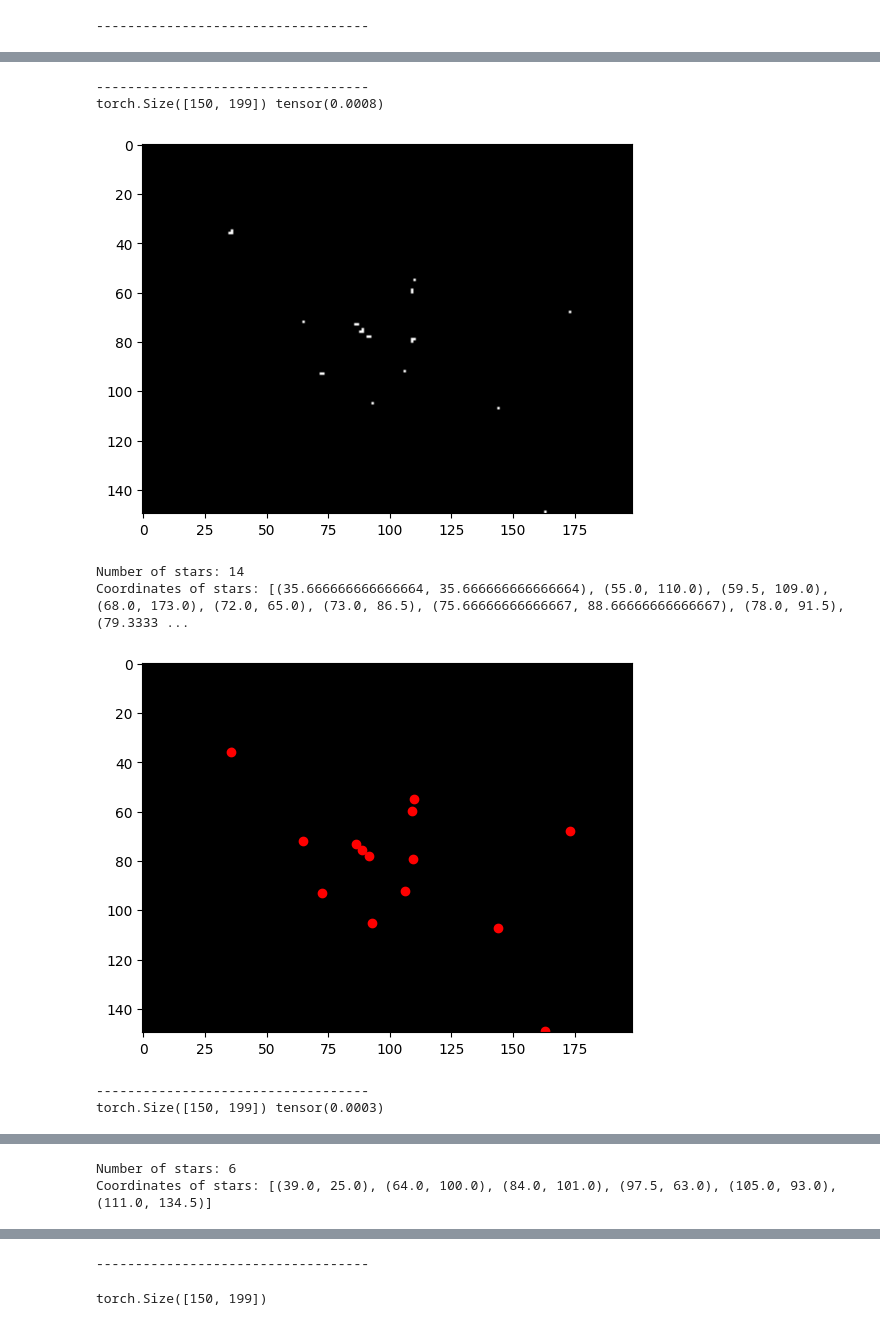
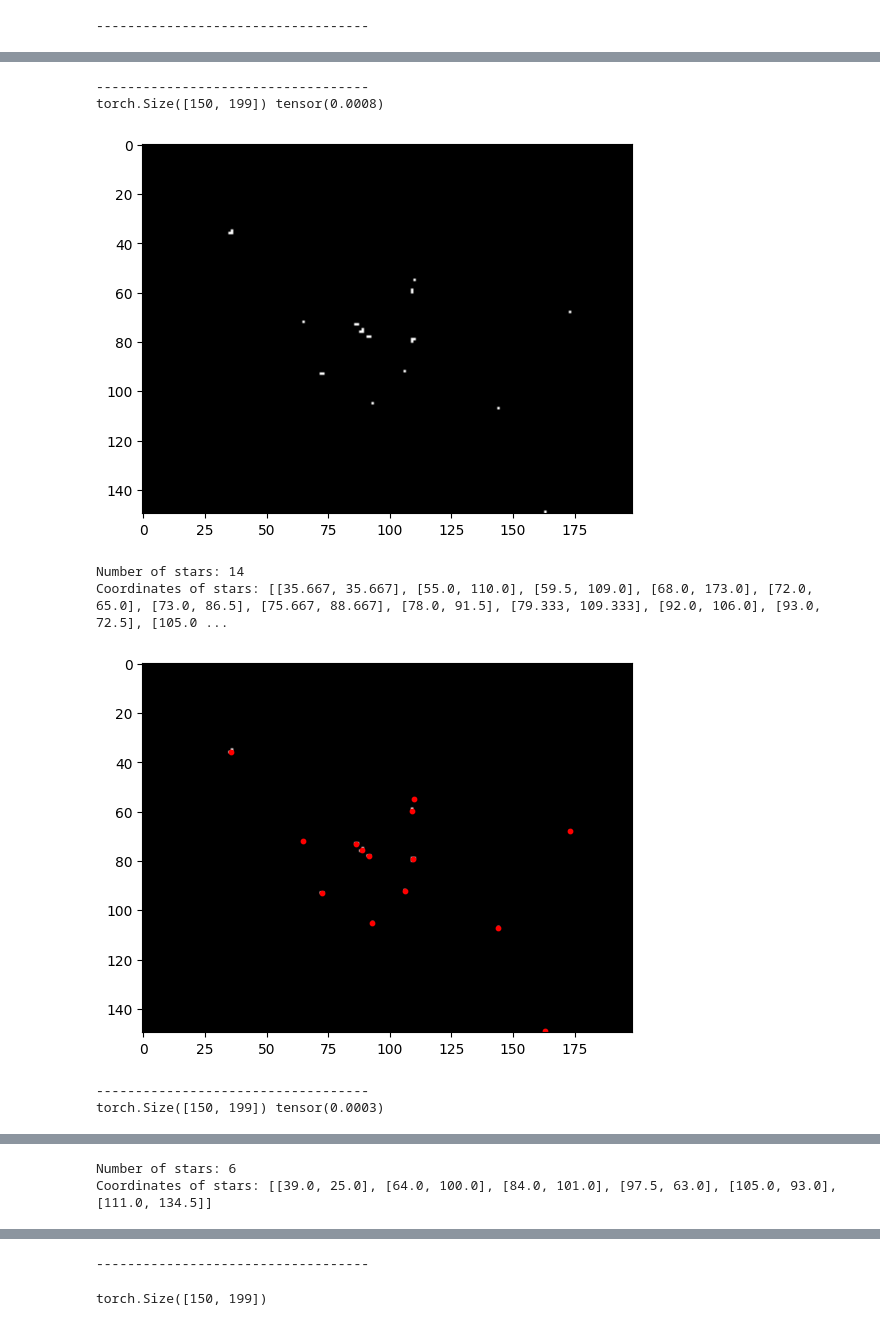
Before and after one commit to adithya-ananth/Star-Pattern-Recognition, a Jupyter notebook: Extracting_Coordinates/star_processing.ipynb, the cells around one changed output, grey strips where cells are left out. Saved outputs shown, nothing was run; the diff lists cells and outputs as text; code cells hidden in the pictures.

```diff
--- a/Extracting_Coordinates/star_processing.ipynb
+++ b/Extracting_Coordinates/star_processing.ipynb
@@ -163,9 +163,9 @@ def pranav_camera(path):
     img = Image.open(path)
     img = T.ToTensor()(img)
     img = binarize_image(img, threshold=0.1)
-    img = avg_pool_image(img)
+    # img = avg_pool_image(img)
     img = max_pool_image(img)
-    img = binarize_image(img, threshold=0.7)
+    # img = binarize_image(img, threshold=0.7)
     return img
 
 for i in range(1,5):
@@ -323,13 +323,14 @@ def get_stars(img):
         x6, y6, c6 = get_clusters(img, i-1, j-1)
         x7, y7, c7 = get_clusters(img, i+1, j-1)
         x8, y8, c8 = get_clusters(img, i-1, j+1)
-        return (i + x1 + x2 + x3 + x4 + x5 + x6 + x7 + x8, j + y1 + y2 + y3 + y4 + y5 + y6 + y7 + y8, c1 + c2 + c3 + c4 + c5 + c6 + c7 + c8 + 1)
+        return (i + x1 + x2 + x3 + x4 + x5 + x6 + x7 + x8, j + y1 + y2 + y3 + y4 + y5 + y6 + y7 + y8, c1 + c2 + c3 + c4 + c5 + c6 + c7 + c8 + 1) # x, y, count
     stars = []
     for i in range(img.shape[0]):
         for j in range(img.shape[1]):
             x, y, c = get_clusters(img, i, j)
             if c > 0:
-                stars.append((x/c, y/c))
+                # stars.append(((x/c).__round__(3), (y/c).__round__(3), c))
+                stars.append([(x/c).__round__(3), (y/c).__round__(3)])
     return stars
 
 import copy
@@ -348,7 +349,7 @@ for i in range(1,4):
     # Now, let's plot the stars in the image
     plt.imshow(img, cmap='gray')
     for star in coordinaates:
-        plt.scatter(star[1], star[0], c='red')
+        plt.scatter(star[1], star[0], c='red', s = 10)
     plt.show()
 
     print('-----------------------------------')
@@ -360,15 +361,15 @@ Coordinates of stars: [(4.0, 187.5), (20.0, 180.0), (29.0, 51.0), (37.0, 76.0),
 [figure]
 -----------------------------------
 torch.Size([150, 199]) tensor(0.0008)
 [figure]
 Number of stars: 14
-Coordinates of stars: [(35.666666666666664, 35.666666666666664), (55.0, 110.0), (59.5, 109.0), (68.0, 173.0), (72.0, 65.0), (73.0, 86.5), (75.66666666666667, 88.66666666666667), (78.0, 91.5), (79.3333 ...
+Coordinates of stars: [[35.667, 35.667], [55.0, 110.0], [59.5, 109.0], [68.0, 173.0], [72.0, 65.0], [73.0, 86.5], [75.667, 88.667], [78.0, 91.5], [79.333, 109.333], [92.0, 106.0], [93.0, 72.5], [105.0 ...
-[figure, old version]
+[figure, new version]
 -----------------------------------
 torch.Size([150, 199]) tensor(0.0003)
 [figure]
 Number of stars: 6
-Coordinates of stars: [(39.0, 25.0), (64.0, 100.0), (84.0, 101.0), (97.5, 63.0), (105.0, 93.0), (111.0, 134.5)]
+Coordinates of stars: [[39.0, 25.0], [64.0, 100.0], [84.0, 101.0], [97.5, 63.0], [105.0, 93.0], [111.0, 134.5]]
 [figure]
 -----------------------------------
 # %%
```
Also changed, not shown: parts of 6 cells of this notebook, 2 other files.
